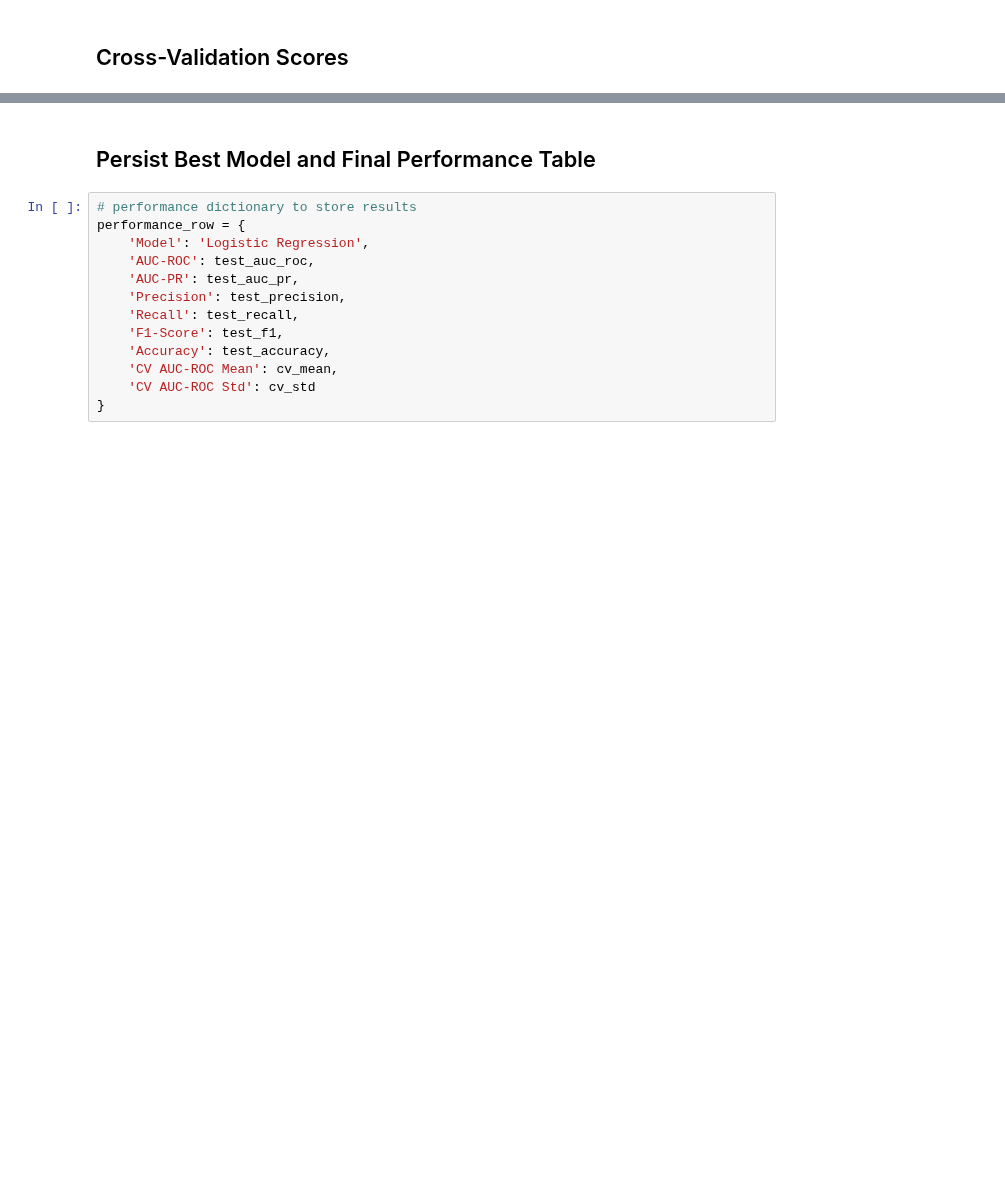
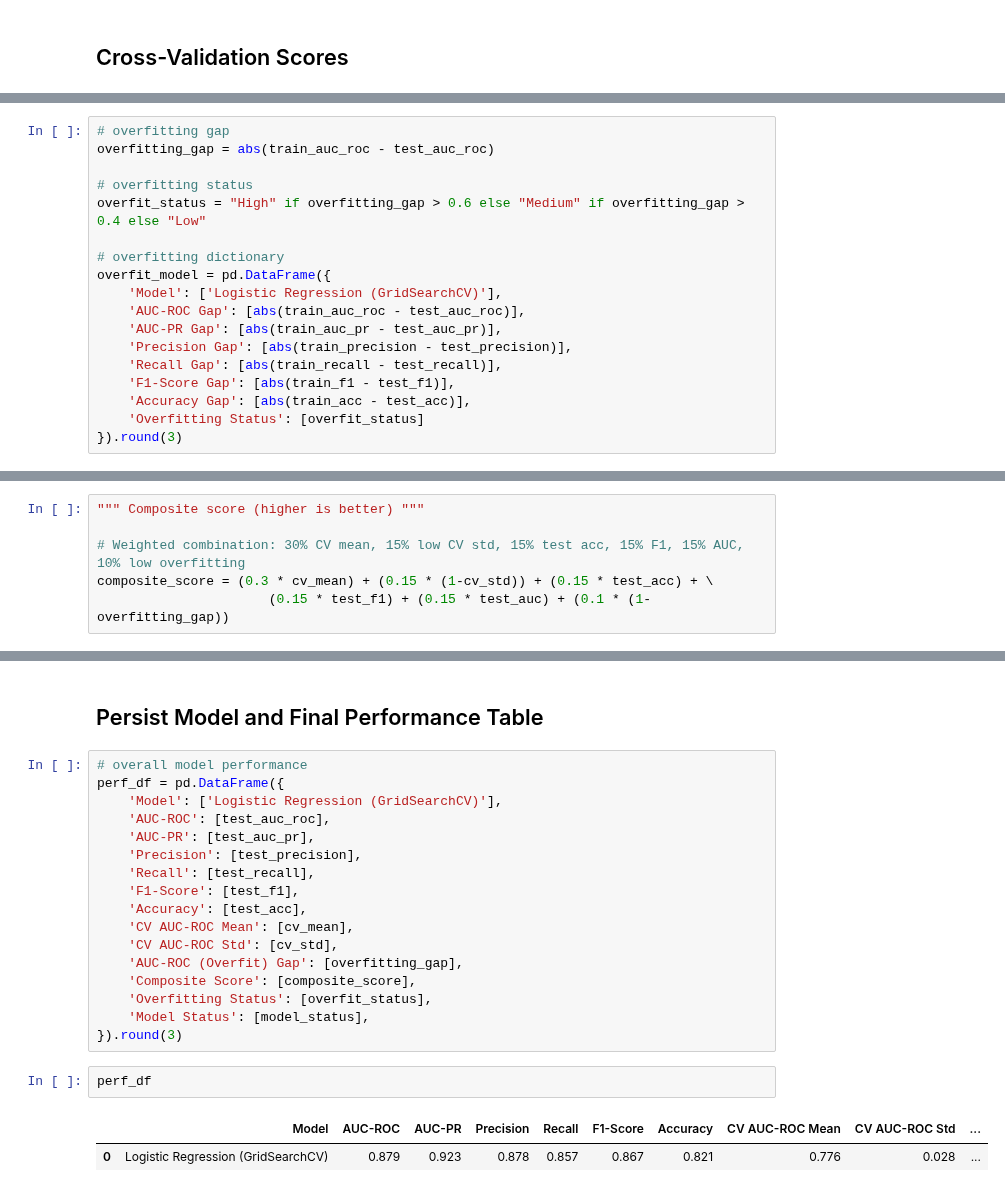
Before and after one commit to tshihab07/Intelligent-Loan-Approval-Prediction-System, a Jupyter notebook: notebookes/model_logisticRegression.ipynb, the cells around one changed output, grey strips where cells are left out. Cells and saved outputs as stored; diff of their text form; blank space fills up the shorter version.

```diff
--- a/notebookes/model_logisticRegression.ipynb
+++ b/notebookes/model_logisticRegression.ipynb
@@ -176,0 +313,18 @@ cv_std = cv_scores.std()
+# %%
+# overfitting gap
+overfitting_gap = abs(train_auc_roc - test_auc_roc)
+
+# overfitting status
+overfit_status = "High" if overfitting_gap > 0.6 else "Medium" if overfitting_gap > 0.4 else "Low"
+
+# overfitting dictionary
+overfit_model = pd.DataFrame({
+    'Model': ['Logistic Regression (GridSearchCV)'],
+    'AUC-ROC Gap': [abs(train_auc_roc - test_auc_roc)],
+    'AUC-PR Gap': [abs(train_auc_pr - test_auc_pr)],
+    'Precision Gap': [abs(train_precision - test_precision)],
+    'Recall Gap': [abs(train_recall - test_recall)],
+    'F1-Score Gap': [abs(train_f1 - test_f1)],
+    'Accuracy Gap': [abs(train_acc - test_acc)],
+    'Overfitting Status': [overfit_status]
+}).round(3)
@@ -176,0 +340,6 @@ cv_std = cv_scores.std()
+# %%
+""" Composite score (higher is better) """
+
+# Weighted combination: 30% CV mean, 15% low CV std, 15% test acc, 15% F1, 15% AUC, 10% low overfitting
+composite_score = (0.3 * cv_mean) + (0.15 * (1-cv_std)) + (0.15 * test_acc) + \
+                      (0.15 * test_f1) + (0.15 * test_auc) + (0.1 * (1-overfitting_gap))
@@ -177,16 +364,25 @@ cv_std = cv_scores.std()
 # %% [markdown]
-## Persist Best Model and Final Performance Table
+## Persist Model and Final Performance Table
-# %%
-# performance dictionary to store results
-performance_row = {
-    'Model': 'Logistic Regression',
-    'AUC-ROC': test_auc_roc,
-    'AUC-PR': test_auc_pr,
-    'Precision': test_precision,
-    'Recall': test_recall,
-    'F1-Score': test_f1,
-    'Accuracy': test_accuracy,
-    'CV AUC-ROC Mean': cv_mean,
-    'CV AUC-ROC Std': cv_std
-}
+# %%
+# overall model performance
+perf_df = pd.DataFrame({
+    'Model': ['Logistic Regression (GridSearchCV)'],
+    'AUC-ROC': [test_auc_roc],
+    'AUC-PR': [test_auc_pr],
+    'Precision': [test_precision],
+    'Recall': [test_recall],
+    'F1-Score': [test_f1],
+    'Accuracy': [test_acc],
+    'CV AUC-ROC Mean': [cv_mean],
+    'CV AUC-ROC Std': [cv_std],
+    'AUC-ROC (Overfit) Gap': [overfitting_gap],
+    'Composite Score': [composite_score],
+    'Overfitting Status': [overfit_status],
+    'Model Status': [model_status],
+}).round(3)
+# %%
+perf_df
+# %% [output]
+|  | Model | AUC-ROC | AUC-PR | Precision | Recall | F1-Score | Accuracy | CV AUC-ROC Mean | CV AUC-ROC Std | ... |
+| 0 | Logistic Regression (GridSearchCV) | 0.879 | 0.923 | 0.878 | 0.857 | 0.867 | 0.821 | 0.776 | 0.028 | ... |
 # %%
```
Also changed, not shown: parts of 31 cells of this notebook.
